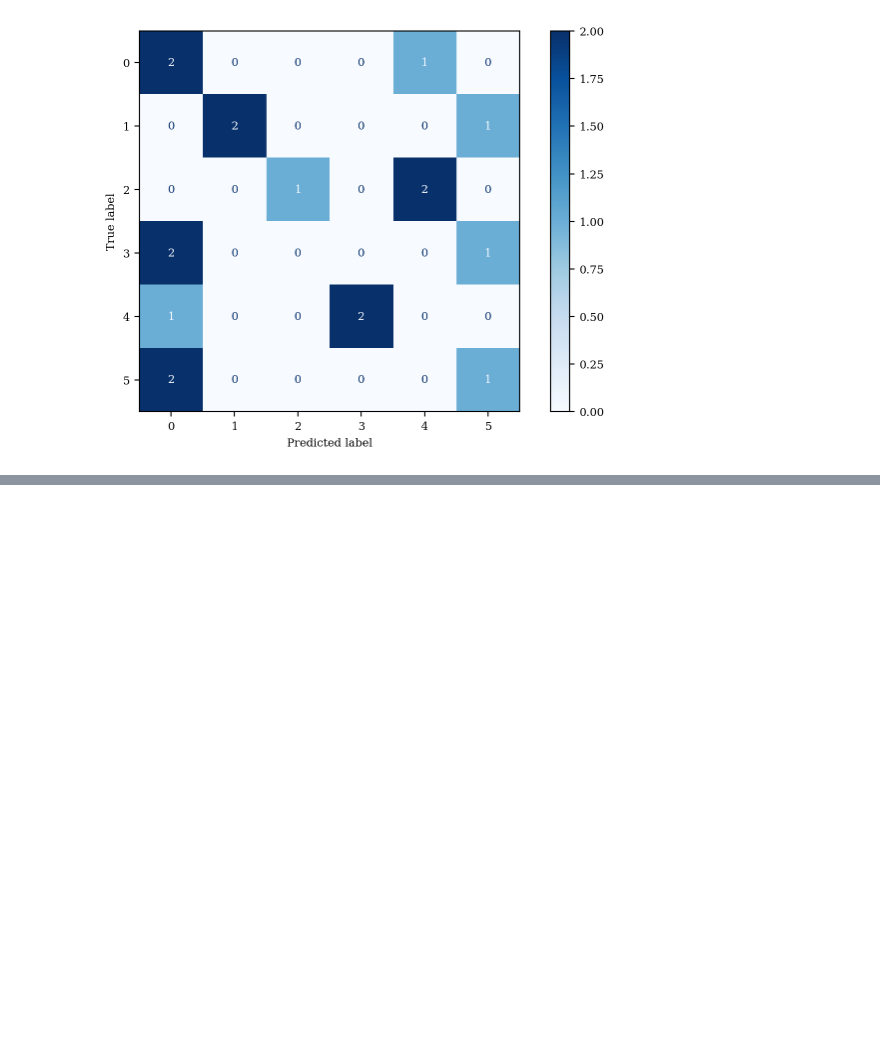
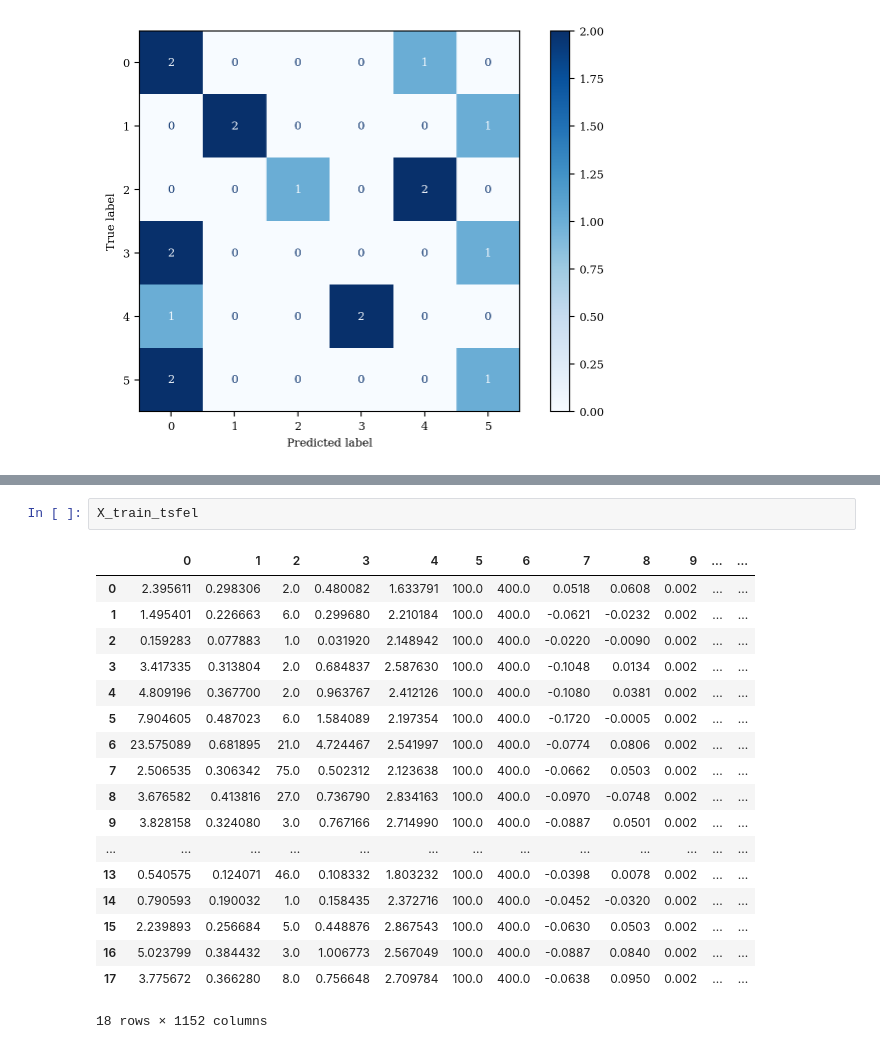
Before and after one commit to adi776borate/Human_Activity_Recognition, a Jupyter notebook: HAR/Task4.ipynb, the cells around one changed output, grey strips where cells are left out. Drawn from its saved outputs; the diff is of its cells as text; blank space fills up the shorter version.

```diff
--- a/HAR/Task4.ipynb
+++ b/HAR/Task4.ipynb
@@ -182,0 +209,21 @@ Confusion Matrix:
+# %%
+X_train_tsfel
+# %% [output]
+|  | 0 | 1 | 2 | 3 | 4 | 5 | 6 | 7 | 8 | 9 | ... | ... |
+| 0 | 2.395611 | 0.298306 | 2.0 | 0.480082 | 1.633791 | 100.0 | 400.0 | 0.0518 | 0.0608 | 0.002 | ... | ... |
+| 1 | 1.495401 | 0.226663 | 6.0 | 0.299680 | 2.210184 | 100.0 | 400.0 | -0.0621 | -0.0232 | 0.002 | ... | ... |
+| 2 | 0.159283 | 0.077883 | 1.0 | 0.031920 | 2.148942 | 100.0 | 400.0 | -0.0220 | -0.0090 | 0.002 | ... | ... |
+| 3 | 3.417335 | 0.313804 | 2.0 | 0.684837 | 2.587630 | 100.0 | 400.0 | -0.1048 | 0.0134 | 0.002 | ... | ... |
+| 4 | 4.809196 | 0.367700 | 2.0 | 0.963767 | 2.412126 | 100.0 | 400.0 | -0.1080 | 0.0381 | 0.002 | ... | ... |
+| 5 | 7.904605 | 0.487023 | 6.0 | 1.584089 | 2.197354 | 100.0 | 400.0 | -0.1720 | -0.0005 | 0.002 | ... | ... |
+| 6 | 23.575089 | 0.681895 | 21.0 | 4.724467 | 2.541997 | 100.0 | 400.0 | -0.0774 | 0.0806 | 0.002 | ... | ... |
+| 7 | 2.506535 | 0.306342 | 75.0 | 0.502312 | 2.123638 | 100.0 | 400.0 | -0.0662 | 0.0503 | 0.002 | ... | ... |
+| 8 | 3.676582 | 0.413816 | 27.0 | 0.736790 | 2.834163 | 100.0 | 400.0 | -0.0970 | -0.0748 | 0.002 | ... | ... |
+| 9 | 3.828158 | 0.324080 | 3.0 | 0.767166 | 2.714990 | 100.0 | 400.0 | -0.0887 | 0.0501 | 0.002 | ... | ... |
+| ... | ... | ... | ... | ... | ... | ... | ... | ... | ... | ... | ... | ... |
+| 13 | 0.540575 | 0.124071 | 46.0 | 0.108332 | 1.803232 | 100.0 | 400.0 | -0.0398 | 0.0078 | 0.002 | ... | ... |
+| 14 | 0.790593 | 0.190032 | 1.0 | 0.158435 | 2.372716 | 100.0 | 400.0 | -0.0452 | -0.0320 | 0.002 | ... | ... |
+| 15 | 2.239893 | 0.256684 | 5.0 | 0.448876 | 2.867543 | 100.0 | 400.0 | -0.0630 | 0.0503 | 0.002 | ... | ... |
+| 16 | 5.023799 | 0.384432 | 3.0 | 1.006773 | 2.567049 | 100.0 | 400.0 | -0.0887 | 0.0840 | 0.002 | ... | ... |
+| 17 | 3.775672 | 0.366280 | 8.0 | 0.756648 | 2.709784 | 100.0 | 400.0 | -0.0638 | 0.0950 | 0.002 | ... | ... |
+18 rows × 1152 columns
```
Also changed, not shown: parts of 16 cells of this notebook.
